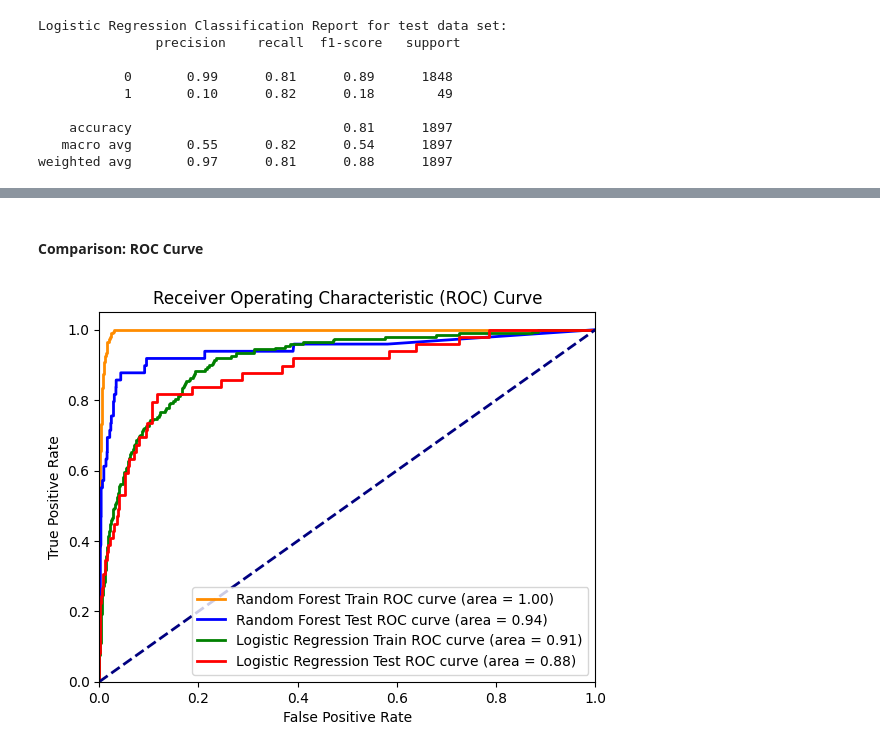
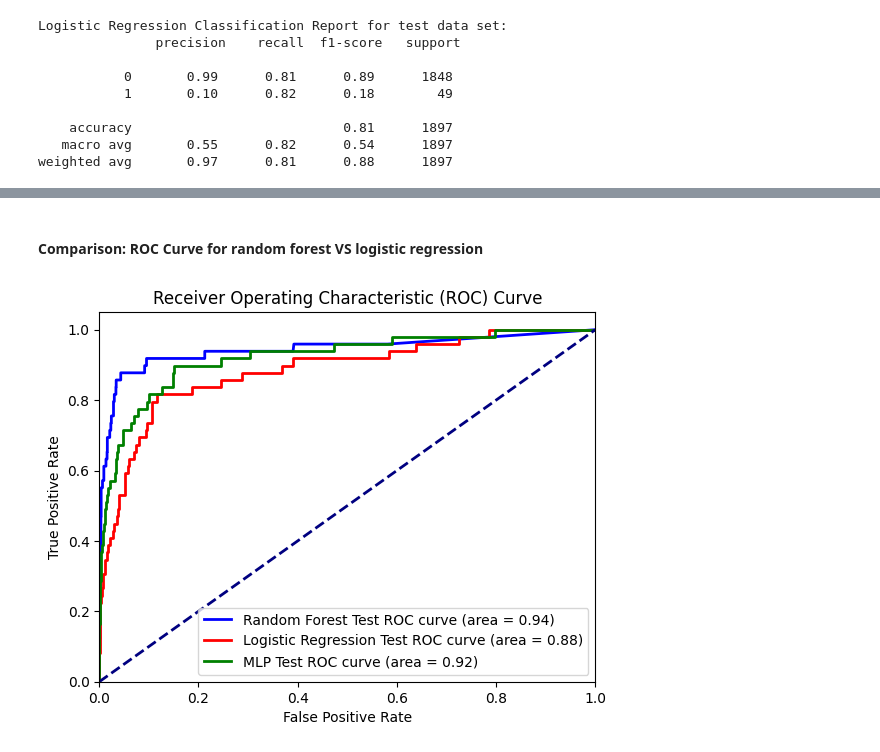
Before and after one commit to alirezashoja/MachineFailurePrediction, a Jupyter notebook: preprocessing.ipynb, the cells around one changed output, grey strips where cells are left out. Saved outputs shown, nothing was run; the diff lists cells and outputs as text; code cells hidden in the pictures.

```diff
--- a/preprocessing.ipynb
+++ b/preprocessing.ipynb
@@ -354,14 +512,13 @@ MLP is a __fully connected__ network because each neuron in one layer is connect
 # %% [markdown]
 #### Model Training
 # %%
-from sklearn.neural_network import MLPClassifier
+import time
 start = time.time()
 model = MLPClassifier(hidden_layer_sizes = (100,100,),
                       activation='relu',
                       solver='adam',
                       batch_size=2000,
-                      verbose=0).fit(X_train,y_train)
+                      verbose=0).fit(X_train, Y_train)
 end_train = time.time()
-y_predictions = model.predict(X_test) # These are the predictions from the test data.
-end_predict = time.time()
+print('Training time in seconds:', end_train-start)
 # %% [output]
@@ -410,5 +527,0 @@ model_performance.loc['Neural Network MLP'] = [accuracy, recall, precision, f1s,
-# %%
-plt.rcParams['figure.figsize']=5,5
-sns.set_style("white")
-plot_confusion_matrix(model, X_test, y_test, cmap=plt.cm.Blues)
-plt.show()
@@ -483,38 +626,45 @@ weighted avg       0.97      0.81      0.88      1897
 # %% [markdown]
-#### Comparison: ROC Curve
+#### Comparison: ROC Curve for random forest VS logistic regression
 # %%
 # Compute ROC curve and ROC area for Random Forest
-fpr_rf_train, tpr_rf_train, _ = roc_curve(Y_train, rf.predict_proba(X_train)[:, 1])
-roc_auc_rf_train = auc(fpr_rf_train, tpr_rf_train)
+# fpr_rf_train, tpr_rf_train, _ = roc_curve(Y_train, rf.predict_proba(X_train)[:, 1])
+# roc_auc_rf_train = auc(fpr_rf_train, tpr_rf_train)
 
 fpr_rf_test, tpr_rf_test, _ = roc_curve(Y_test, rf.predict_proba(X_test)[:, 1])
 roc_auc_rf_test = auc(fpr_rf_test, tpr_rf_test)
 
 # Compute ROC curve and ROC area for Logistic Regression
-fpr_lr_train, tpr_lr_train, _ = roc_curve(Y_train, lr.predict_proba(X_train)[:, 1])
-roc_auc_lr_train = auc(fpr_lr_train, tpr_lr_train)
+# fpr_lr_train, tpr_lr_train, _ = roc_curve(Y_train, lr.predict_proba(X_train)[:, 1])
+# roc_auc_lr_train = auc(fpr_lr_train, tpr_lr_train)
 
 fpr_lr_test, tpr_lr_test, _ = roc_curve(Y_test, lr.predict_proba(X_test)[:, 1])
 roc_auc_lr_test = auc(fpr_lr_test, tpr_lr_test)
+
+# Compute ROC curve and ROC area for MLP
+fpr_mlp_test, tpr_mlp_test, _ = roc_curve(Y_test, model.predict_proba(X_test)[:, 1])
+roc_auc_mlp_test = auc(fpr_mlp_test, tpr_mlp_test)
 
 # Plot ROC curves
 plt.figure()
 
 # Plot ROC for Random Forest
-plt.plot(fpr_rf_train, tpr_rf_train, color='darkorange', lw=2, label='Random Forest Train ROC curve (area = %0.2f)' % roc_auc_rf_train)
+# plt.plot(fpr_rf_train, tpr_rf_train, color='darkorange', lw=2, label='Random Forest Train ROC curve (area = %0.2f)' % roc_auc_rf_train)
 plt.plot(fpr_rf_test, tpr_rf_test, color='blue', lw=2, label='Random Forest Test ROC curve (area = %0.2f)' % roc_auc_rf_test)
 
 # Plot ROC for Logistic Regression
-plt.plot(fpr_lr_train, tpr_lr_train, color='green', lw=2, label='Logistic Regression Train ROC curve (area = %0.2f)' % roc_auc_lr_train)
+# plt.plot(fpr_lr_train, tpr_lr_train, color='green', lw=2, label='Logistic Regression Train ROC curve (area = %0.2f)' % roc_auc_lr_train)
 plt.plot(fpr_lr_test, tpr_lr_test, color='red', lw=2, label='Logistic Regression Test ROC curve (area = %0.2f)' % roc_auc_lr_test)
+
+# Plot ROC for MLP
+plt.plot(fpr_mlp_test, tpr_mlp_test, color='green', lw=2, label='MLP Test ROC curve (area = %0.2f)' % roc_auc_mlp_test)
 
 plt.plot([0, 1], [0, 1], color='navy', lw=2, linestyle='--')
 plt.xlim([0.0, 1.0])
 plt.ylim([0.0, 1.05])
 plt.xlabel('False Positive Rate')
 plt.ylabel('True Positive Rate')
 plt.title('Receiver Operating Characteristic (ROC) Curve')
 plt.legend(loc="lower right")
 plt.show()
 # %% [output]
-[figure, old version]
+[figure, new version]
```
Also changed, not shown: parts of 45 cells of this notebook, 8 other files.
